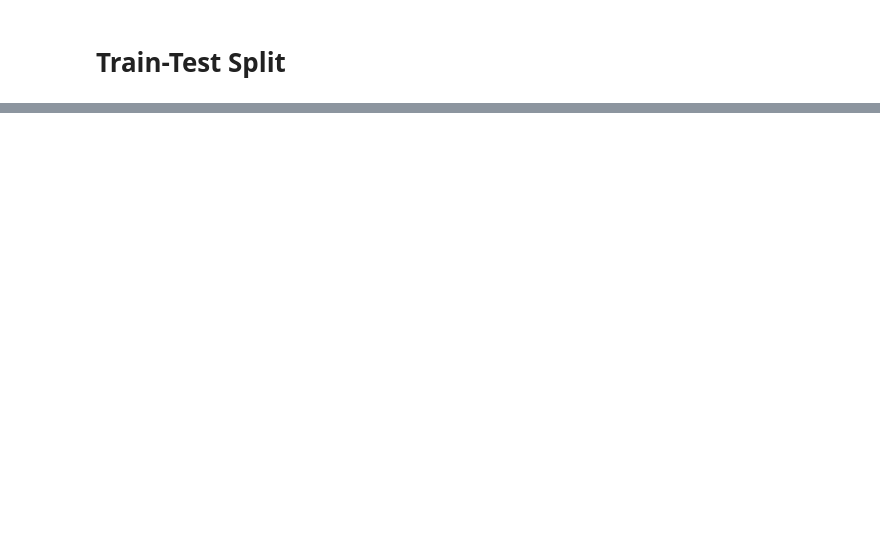
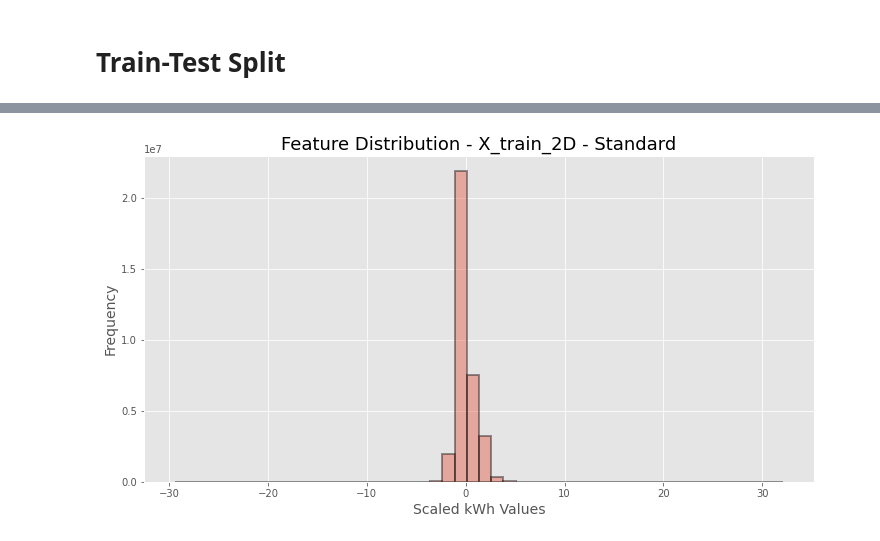
Before and after one commit to SMS-NED16/FYP-DL, a Jupyter notebook: fyp-assignments/08_WDNN_Model/01_WDNN_Tuning.ipynb, the cells around one changed output, grey strips where cells are left out. Cells and saved outputs as stored; diff of their text form; code cells hidden in the pictures; blank space fills up the shorter version.

```diff
--- a/fyp-assignments/08_WDNN_Model/01_WDNN_Tuning.ipynb
+++ b/fyp-assignments/08_WDNN_Model/01_WDNN_Tuning.ipynb
@@ -175,2 +220,0 @@ pipeline_2D = Pipeline([
-# %%
-X_train_2D = pipeline_2D.fit_transform(X_train_1D), y_train.copy()
@@ -176,0 +259,3 @@ X_train_2D = pipeline_2D.fit_transform(X_train_1D), y_train.copy()
+# %%
+# Then use processed 1D data to get 2D data
+X_train_2D, y_train_2D = pipeline_2D.fit_transform(X_train_1D), y_train.copy()
@@ -176,0 +278,4 @@ X_train_2D = pipeline_2D.fit_transform(X_train_1D), y_train.copy()
+# %%
+plot_feature_distribution(X_train_2D, arr_name='X_train_2D - Standard')
+# %% [output]
+[figure, added]
```
Also changed, not shown: parts of 35 cells of this notebook.
